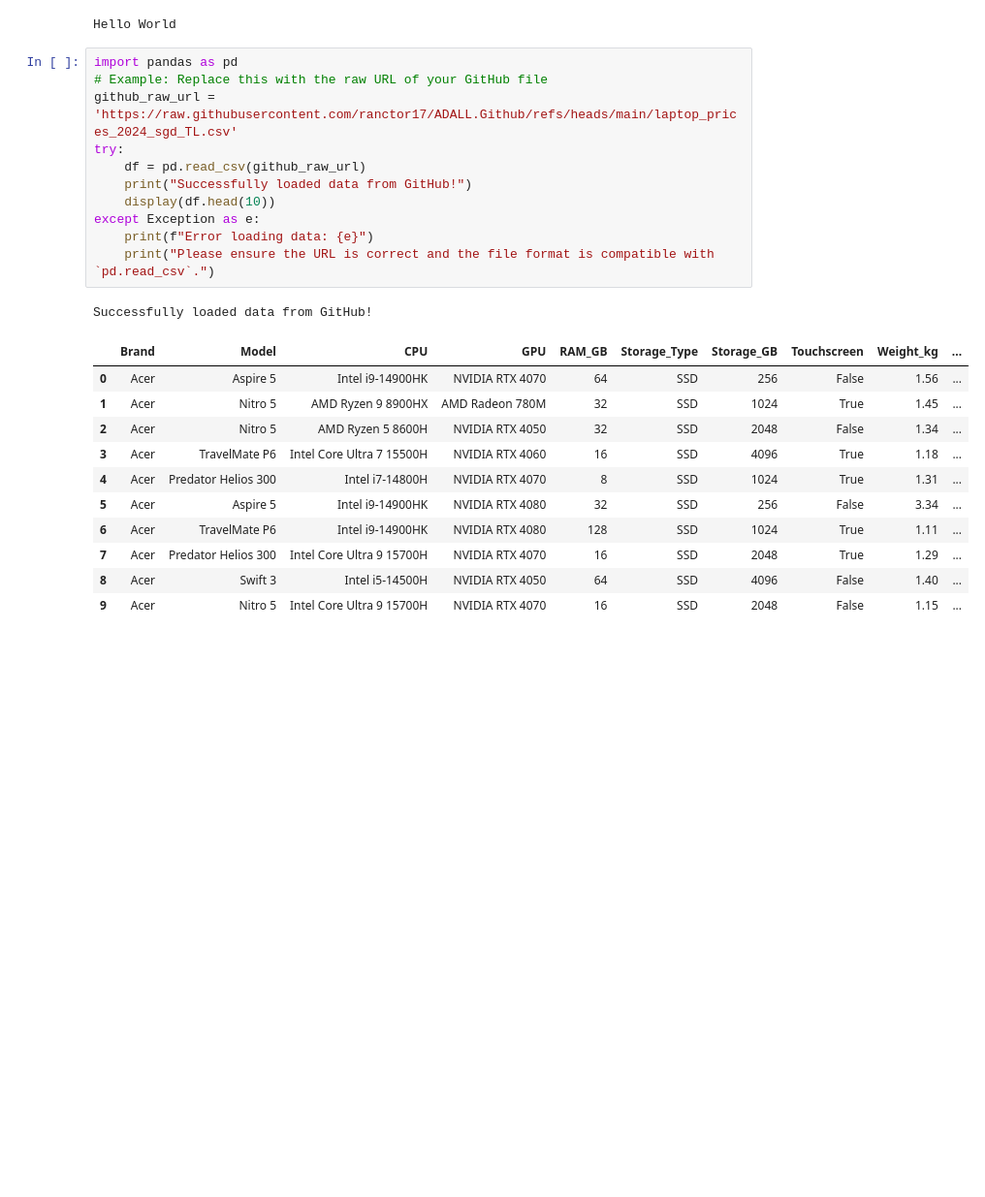
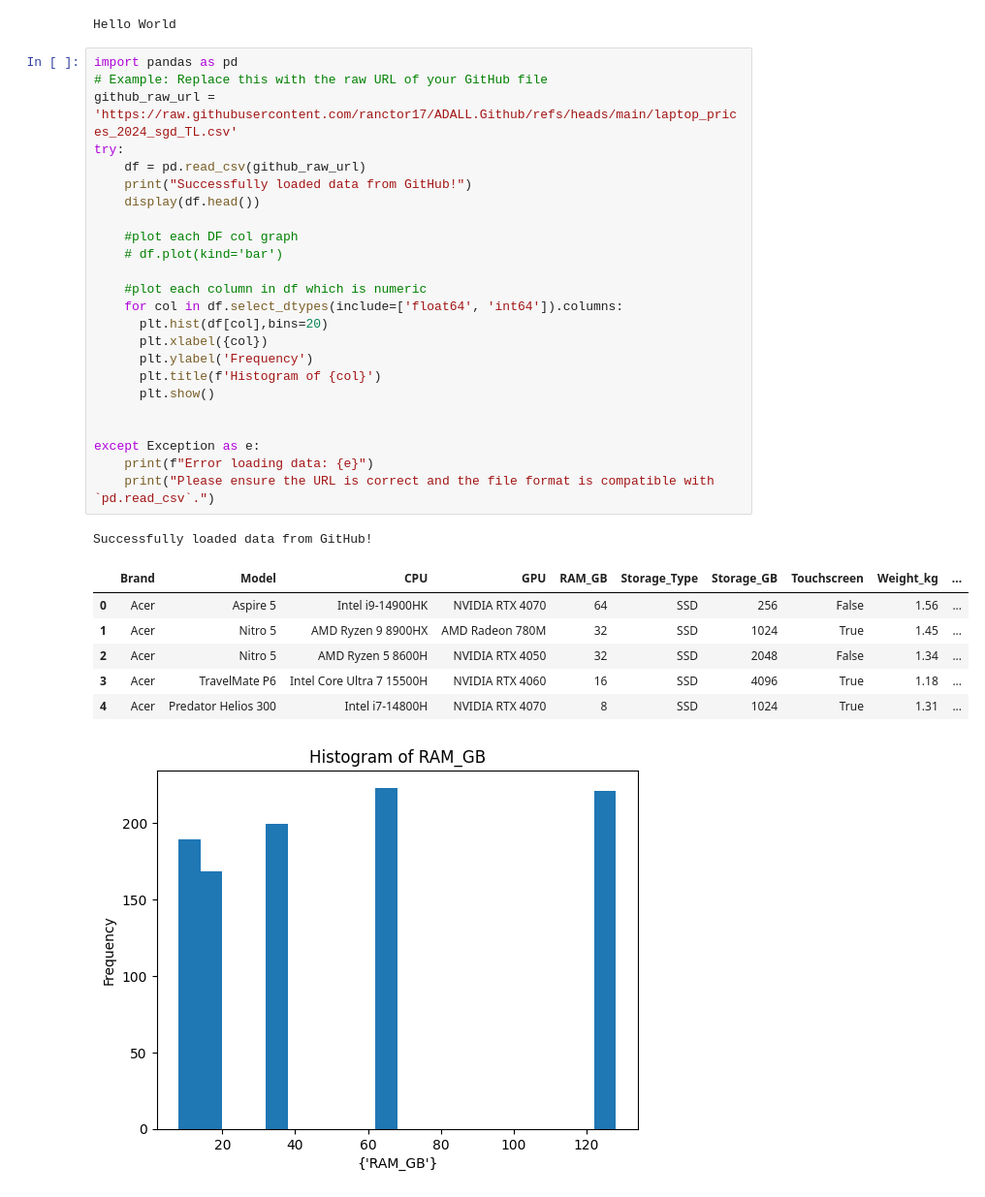
Before and after one commit to ranctor17/ADALL.Github, a Jupyter notebook: MAIN01.ipynb, the cells around one changed output. Shown at 97% size. Drawn from its saved outputs; the diff is of its cells as text; blank space fills up the shorter version.

```diff
--- a/MAIN01.ipynb
+++ b/MAIN01.ipynb
@@ -7,24 +7,33 @@ Hello World
 # %%
 import pandas as pd
 # Example: Replace this with the raw URL of your GitHub file
 github_raw_url = 'https://raw.githubusercontent.com/ranctor17/ADALL.Github/refs/heads/main/laptop_prices_2024_sgd_TL.csv'
 try:
     df = pd.read_csv(github_raw_url)
     print("Successfully loaded data from GitHub!")
-    display(df.head(10))
+    display(df.head())
+
+    #plot each DF col graph
+    # df.plot(kind='bar')
+
+    #plot each column in df which is numeric
+    for col in df.select_dtypes(include=['float64', 'int64']).columns:
+      plt.hist(df[col],bins=20)
+      plt.xlabel({col})
+      plt.ylabel('Frequency')
+      plt.title(f'Histogram of {col}')
+      plt.show()
+
+
 except Exception as e:
     print(f"Error loading data: {e}")
     print("Please ensure the URL is correct and the file format is compatible with `pd.read_csv`.")
 # %% [output]
 Successfully loaded data from GitHub!
 |  | Brand | Model | CPU | GPU | RAM_GB | Storage_Type | Storage_GB | Touchscreen | Weight_kg | ... |
 | 0 | Acer | Aspire 5 | Intel i9-14900HK | NVIDIA RTX 4070 | 64 | SSD | 256 | False | 1.56 | ... |
 | 1 | Acer | Nitro 5 | AMD Ryzen 9 8900HX | AMD Radeon 780M | 32 | SSD | 1024 | True | 1.45 | ... |
 | 2 | Acer | Nitro 5 | AMD Ryzen 5 8600H | NVIDIA RTX 4050 | 32 | SSD | 2048 | False | 1.34 | ... |
 | 3 | Acer | TravelMate P6 | Intel Core Ultra 7 15500H | NVIDIA RTX 4060 | 16 | SSD | 4096 | True | 1.18 | ... |
 | 4 | Acer | Predator Helios 300 | Intel i7-14800H | NVIDIA RTX 4070 | 8 | SSD | 1024 | True | 1.31 | ... |
-| 5 | Acer | Aspire 5 | Intel i9-14900HK | NVIDIA RTX 4080 | 32 | SSD | 256 | False | 3.34 | ... |
-| 6 | Acer | TravelMate P6 | Intel i9-14900HK | NVIDIA RTX 4080 | 128 | SSD | 1024 | True | 1.11 | ... |
-| 7 | Acer | Predator Helios 300 | Intel Core Ultra 9 15700H | NVIDIA RTX 4070 | 16 | SSD | 2048 | True | 1.29 | ... |
-| 8 | Acer | Swift 3 | Intel i5-14500H | NVIDIA RTX 4050 | 64 | SSD | 4096 | False | 1.40 | ... |
-| 9 | Acer | Nitro 5 | Intel Core Ultra 9 15700H | NVIDIA RTX 4070 | 16 | SSD | 2048 | False | 1.15 | ... |
+[figure, added]
```
Also changed, not shown: parts of 1 cell of this notebook.
